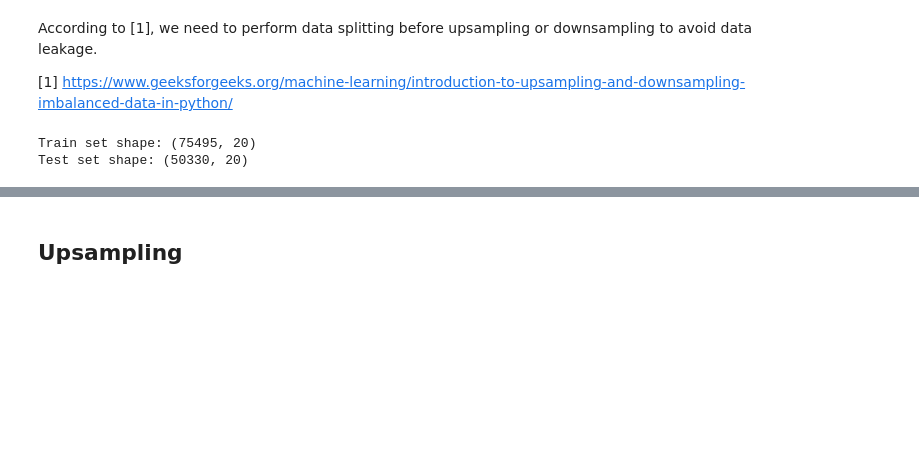
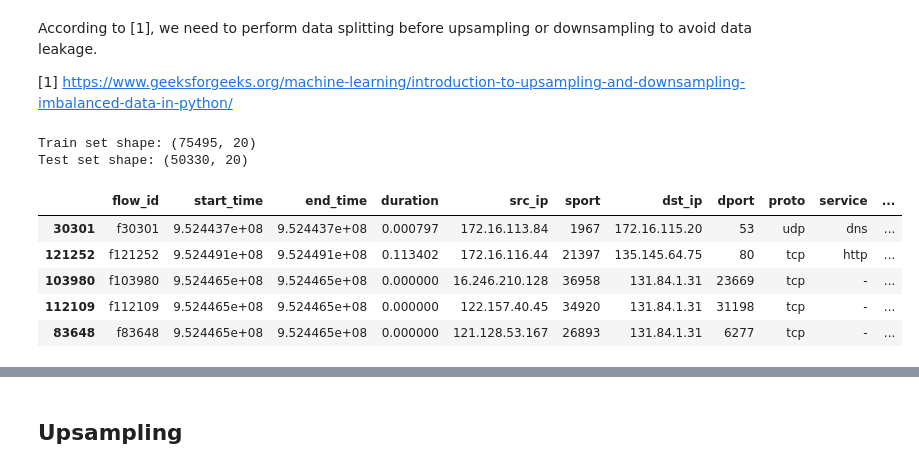
Before and after one commit to sofiaburkow/DeepChronos, a Jupyter notebook: experiments/preprocessing/balance_datasets.ipynb, the cells around one changed output, grey strips where cells are left out. Cells and saved outputs as stored; diff of their text form; code cells hidden in the pictures; blank space fills up the shorter version.

```diff
--- a/experiments/preprocessing/balance_datasets.ipynb
+++ b/experiments/preprocessing/balance_datasets.ipynb
@@ -85,14 +85,24 @@ According to [1], we need to perform data splitting before upsampling or downsam
 
 [1] https://www.geeksforgeeks.org/machine-learning/introduction-to-upsampling-and-downsampling-imbalanced-data-in-python/
 # %%
-# Split Data into Train/Test
+# Split data into train/test (stratified)
+
 train_size = 0.6
 test_size = 1 - train_size
 df_train, df_test = train_test_split(
-    df, test_size=test_size, stratify=df["attack"], random_state=SEED
+    df, test_size=test_size, stratify=df["phase"], random_state=SEED
 )
+
 print("Train set shape:", df_train.shape)
 print("Test set shape:", df_test.shape)
+
+df_train.head()
 # %% [output]
 Train set shape: (75495, 20)
 Test set shape: (50330, 20)
+|  | flow_id | start_time | end_time | duration | src_ip | sport | dst_ip | dport | proto | service | ... |
+| 30301 | f30301 | 9.524437e+08 | 9.524437e+08 | 0.000797 | 172.16.113.84 | 1967 | 172.16.115.20 | 53 | udp | dns | ... |
+| 121252 | f121252 | 9.524491e+08 | 9.524491e+08 | 0.113402 | 172.16.116.44 | 21397 | 135.145.64.75 | 80 | tcp | http | ... |
+| 103980 | f103980 | 9.524465e+08 | 9.524465e+08 | 0.000000 | 16.246.210.128 | 36958 | 131.84.1.31 | 23669 | tcp | - | ... |
+| 112109 | f112109 | 9.524465e+08 | 9.524465e+08 | 0.000000 | 122.157.40.45 | 34920 | 131.84.1.31 | 31198 | tcp | - | ... |
+| 83648 | f83648 | 9.524465e+08 | 9.524465e+08 | 0.000000 | 121.128.53.167 | 26893 | 131.84.1.31 | 6277 | tcp | - | ... |
```
Also changed, not shown: parts of 22 cells of this notebook.
